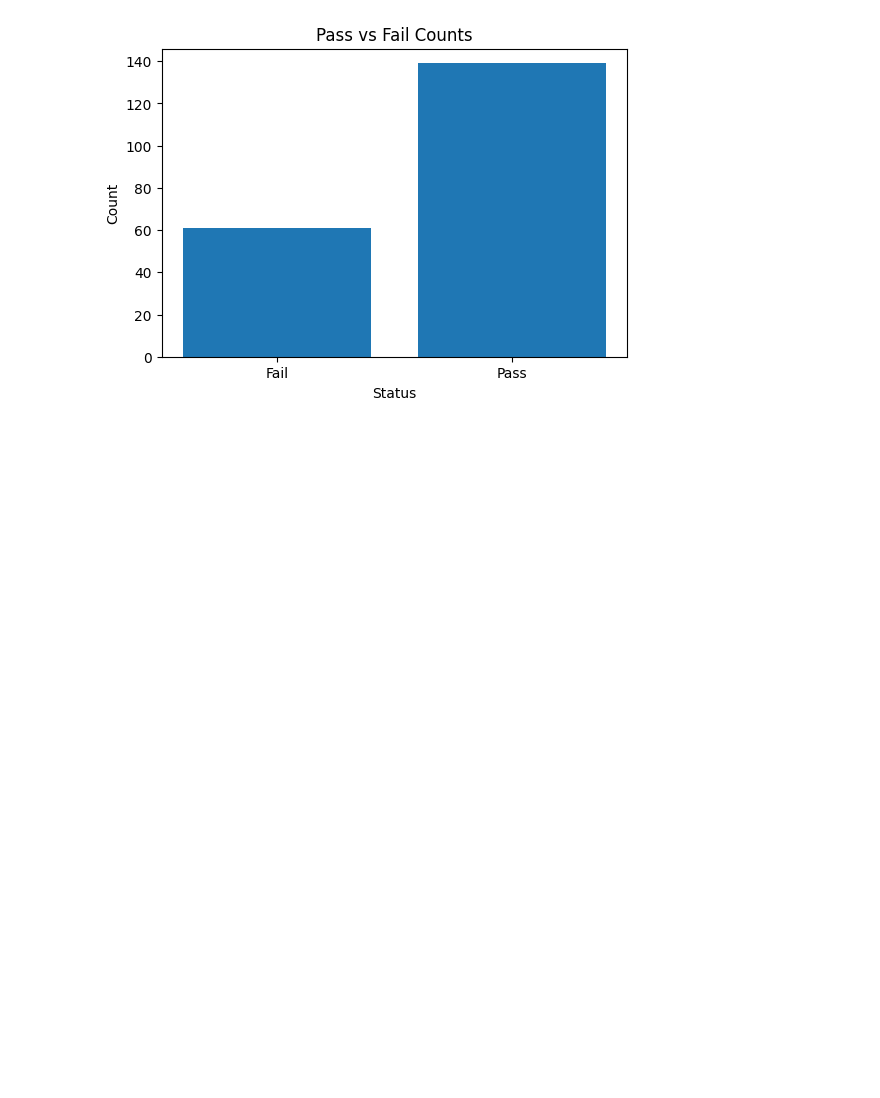
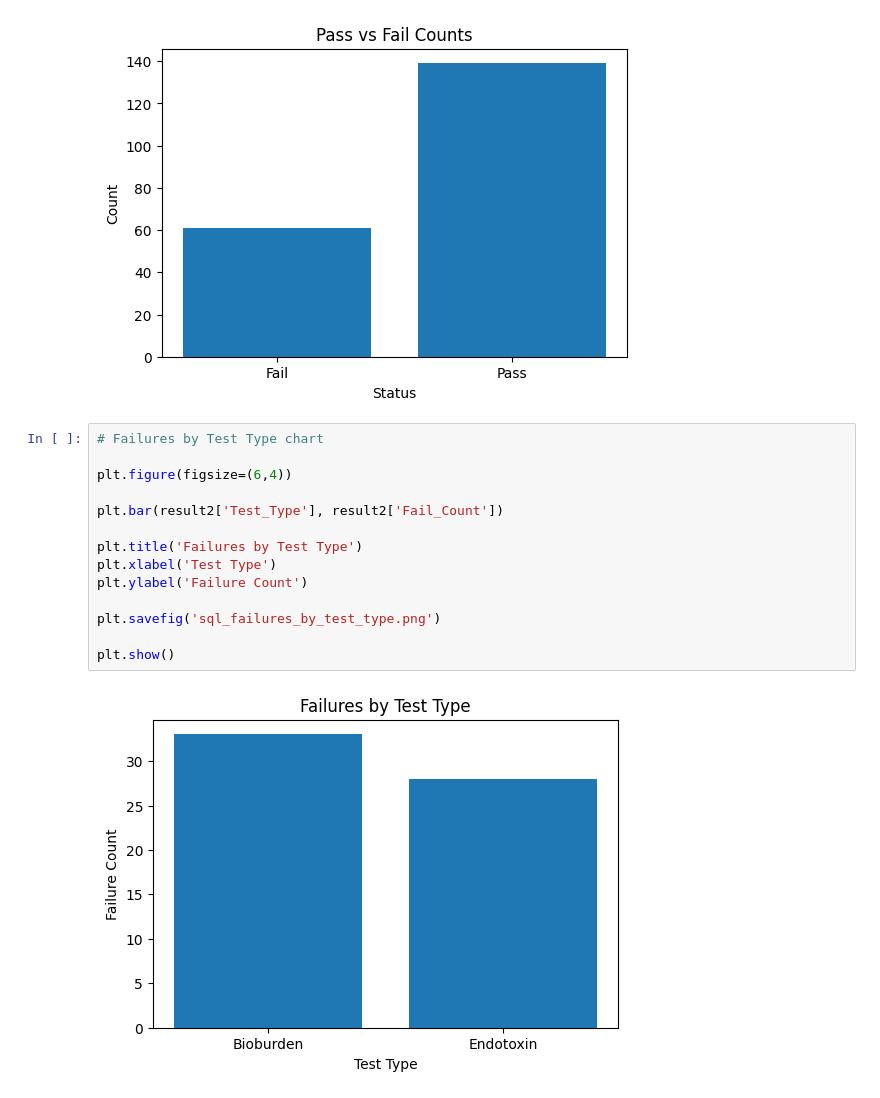
Before and after one commit to nebzala/Lab_sql_qc_analysis, a Jupyter notebook: Lab_SQL_Analysis.ipynb, the cells around one changed output. Drawn from its saved outputs; the diff is of its cells as text; blank space fills up the shorter version.

Commit message:
Updated SQL notebook with additional analysis and charts

```diff
--- a/Lab_SQL_Analysis.ipynb
+++ b/Lab_SQL_Analysis.ipynb
@@ -153,3 +153,19 @@ plt.savefig('sql_pass_fail_counts.png')
 plt.show()
 # %% [output]
 [figure]
+# %%
+# Failures by Test Type chart
+
+plt.figure(figsize=(6,4))
+
+plt.bar(result2['Test_Type'], result2['Fail_Count'])
+
+plt.title('Failures by Test Type')
+plt.xlabel('Test Type')
+plt.ylabel('Failure Count')
+
+plt.savefig('sql_failures_by_test_type.png')
+
+plt.show()
+# %% [output]
+[figure, added]
```
